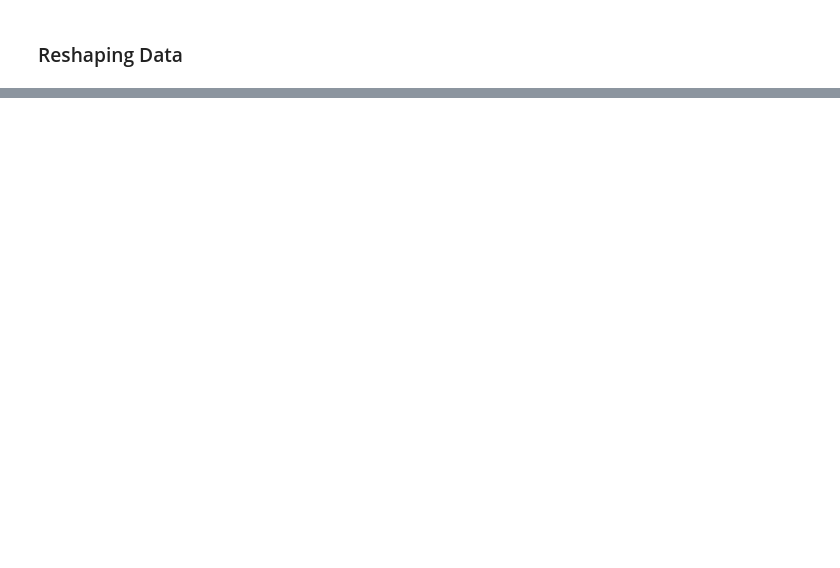
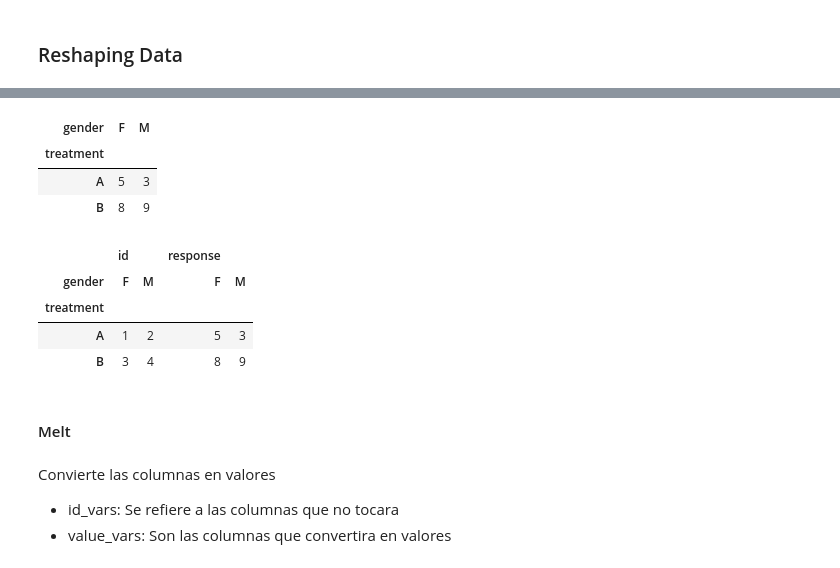
Before and after one commit to mrHyde90/DataScienceCourse, a Jupyter notebook: Pandas.ipynb, the cells around one changed output, grey strips where cells are left out. Saved outputs shown, nothing was run; the diff lists cells and outputs as text; code cells hidden in the pictures; blank space fills up the shorter version.

```diff
--- a/Pandas.ipynb
+++ b/Pandas.ipynb
@@ -1339,0 +1363,21 @@ titanic_concat.head()
+# %%
+trials.pivot(index="treatment", columns="gender", values="response")
+# %% [output]
+| gender | F | M |
+| treatment |  |  |
+| A | 5 | 3 |
+| B | 8 | 9 |
+# %%
+trials.pivot(index="treatment", columns="gender")
+# %% [output]
+|  | id |  | response |  |
+| gender | F | M | F | M |
+| treatment |  |  |  |  |
+| A | 1 | 2 | 5 | 3 |
+| B | 3 | 4 | 8 | 9 |
+# %% [markdown]
+#### Melt
+# %% [markdown]
+Convierte las columnas en valores
+* id_vars: Se refiere a las columnas que no tocara
+* value_vars: Son las columnas que convertira en valores
```
Also changed, not shown: parts of 100 cells of this notebook.
